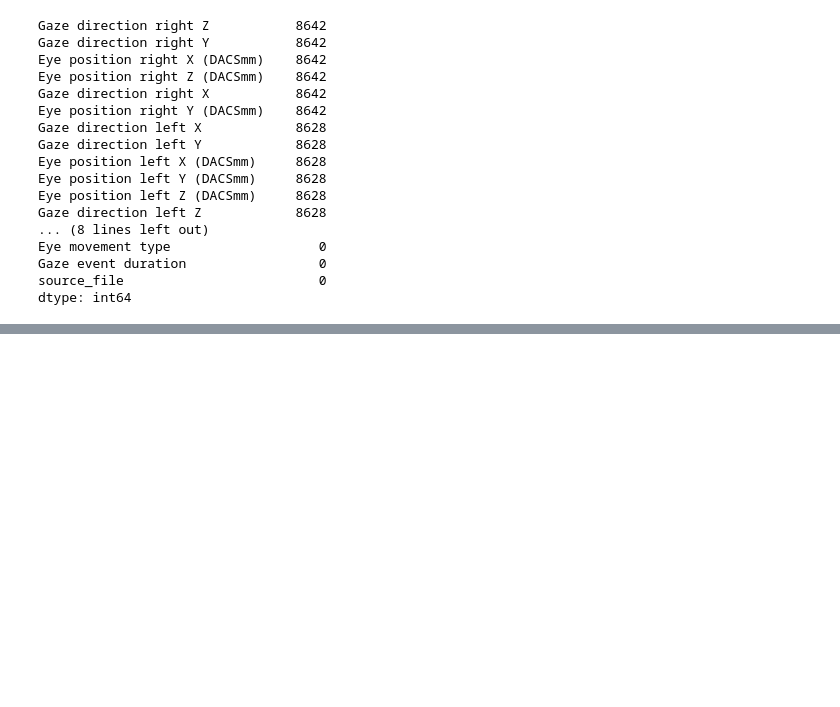
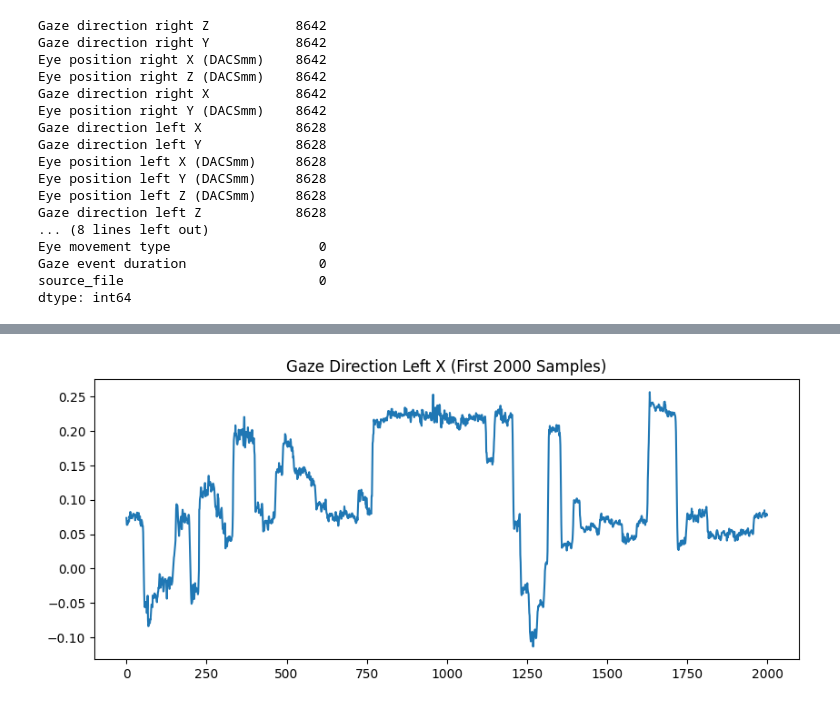
Before and after one commit to samikshagaiki/emotion-drift-project, a Jupyter notebook: src/notebooks/cleaning_dataset.ipynb, the cells around one changed output, grey strips where cells are left out. Saved outputs shown, nothing was run; the diff lists cells and outputs as text; code cells hidden in the pictures; blank space fills up the shorter version.

```diff
--- a/src/notebooks/cleaning_dataset.ipynb
+++ b/src/notebooks/cleaning_dataset.ipynb
@@ -184,0 +203,27 @@ dtype: float64
+# %%
+import numpy as np
+
+gaze_eye_cols = [
+    'Gaze direction left X',
+    'Gaze direction left Y',
+    'Gaze direction left Z',
+    'Gaze direction right X',
+    'Gaze direction right Y',
+    'Gaze direction right Z',
+    'Eye position left X (DACSmm)',
+    'Eye position left Y (DACSmm)',
+    'Eye position left Z (DACSmm)',
+    'Eye position right X (DACSmm)',
+    'Eye position right Y (DACSmm)',
+    'Eye position right Z (DACSmm)'
+]
+
+for col in gaze_eye_cols:
+    df[col] = (
+        df[col]
+        .astype(str)
+        .str.replace(',', '.', regex=False)  # 🔥 FIX DECIMAL FORMAT
+        .replace(['', 'nan', 'None'], np.nan)
+    )
+
+    df[col] = pd.to_numeric(df[col], errors='coerce')
@@ -184,0 +246,11 @@ dtype: float64
+# %%
+#Interpolation
+df = df.sort_values(by="Eyetracker timestamp")
+
+df[gaze_eye_cols] = df[gaze_eye_cols].interpolate(
+    method='linear',
+    limit_direction='both'
+)
+
+df[gaze_eye_cols] = df[gaze_eye_cols].ffill()
+df[gaze_eye_cols] = df[gaze_eye_cols].bfill()
@@ -184,0 +293,9 @@ dtype: float64
+# %%
+import matplotlib.pyplot as plt
+
+plt.figure(figsize=(10,4))
+plt.plot(df['Gaze direction left X'].values[:2000])
+plt.title("Gaze Direction Left X (First 2000 Samples)")
+plt.show()
+# %% [output]
+[figure, added]
```
Also changed, not shown: parts of 9 cells of this notebook, 1 other file.
